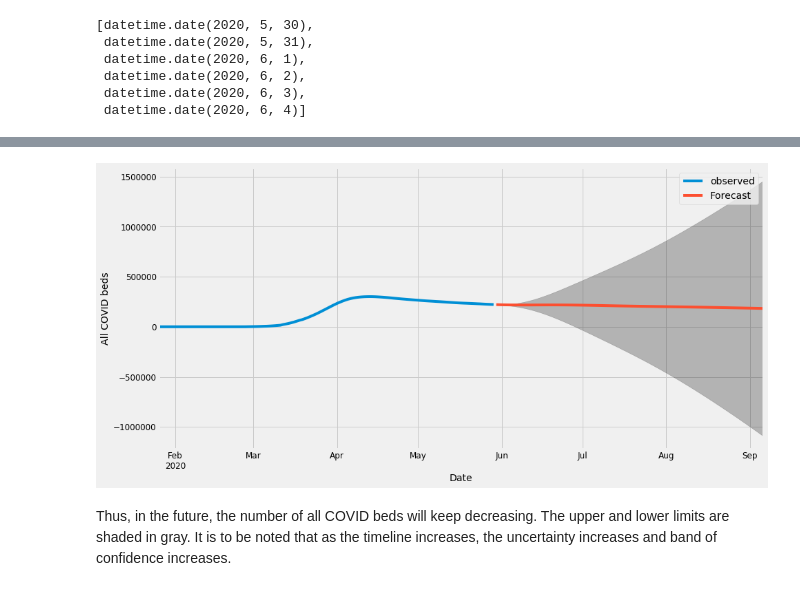
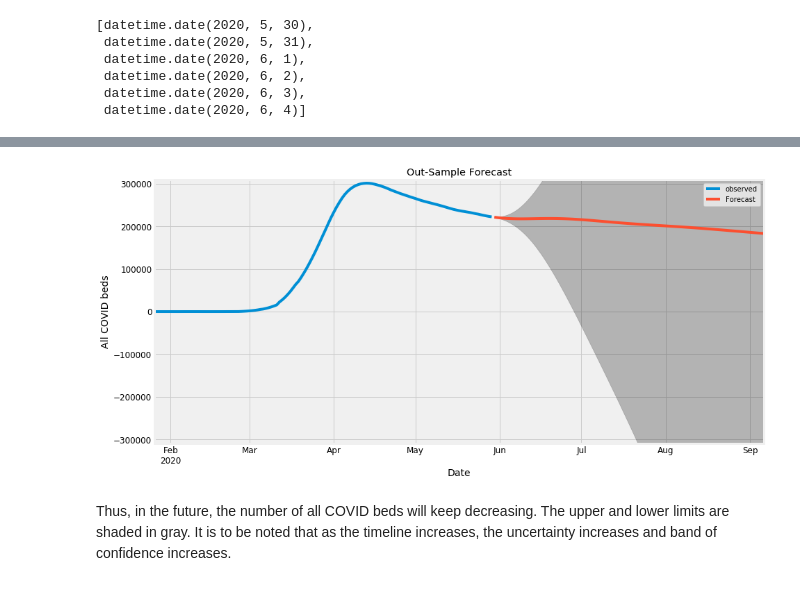
Before and after one commit to Jwilliams8969/COVID-19_Resource_Forecasting_Capstone, a Jupyter notebook: COVID-19 Capstone/ARIMA_and_SARIMA_Forecasting/All Covid-19 beds - ARIMA & SARIMA.ipynb, the cells around one changed output, grey strips where cells are left out. Saved outputs shown, nothing was run; the diff lists cells and outputs as text; code cells hidden in the pictures.

```diff
--- a/COVID-19 Capstone/ARIMA_and_SARIMA_Forecasting/All Covid-19 beds - ARIMA & SARIMA.ipynb
+++ b/COVID-19 Capstone/ARIMA_and_SARIMA_Forecasting/All Covid-19 beds - ARIMA & SARIMA.ipynb
@@ -499,31 +501,33 @@ Name: predicted_mean, Length: 100, dtype: float64
 # %%
 # Using the default confidence interval - 95%
 pred_uc = z.predict(100, return_conf_int=True, alpha = 0.05)
 pred_ci = pred_uc[0]
 
 df_ci = pd.DataFrame(columns=['date', 'predicted_mean', 'lower', 'upper'])
 df_ci['predicted_mean'] = pred_uc[0]
-df_ci['date'] = next_100_days
+df_ci['date'] = next_150_days
 df_ci['lower'] = pred_uc[1][:,0]
 df_ci['upper'] = pred_uc[1][:,1]
 df_ci['date'] = pd.to_datetime(df_ci['date'])
 df_ci = df_ci.set_index('date')
 
 
 # df_ci_2['date'] = next_100_days
 # df_ci_2 = df_ci_2.set_index('date')
 ax = ts.plot(label='observed', figsize=(14, 7))
 df_ci.predicted_mean.plot(ax=ax, label='Forecast')
 
 ax.fill_between(df_ci.index,
                 df_ci.iloc[:, 1],
                 df_ci.iloc[:, 2], color='k', alpha=.25)
 ax.set_xlabel('Date')
 ax.set_ylabel('All COVID beds')
+plt.title('Out-Sample Forecast')
+plt.ylim([-310000, 310000])
 plt.legend()
 plt.show()
 # %% [output]
-[figure, old version]
+[figure, new version]
 # %% [markdown]
 Thus, in the future, the number of all COVID beds will keep decreasing. The upper and lower limits are shaded in gray. It is to be noted that as the timeline increases, the uncertainty increases and band of confidence increases.
 # %%
```
Also changed, not shown: parts of 34 cells of this notebook.
